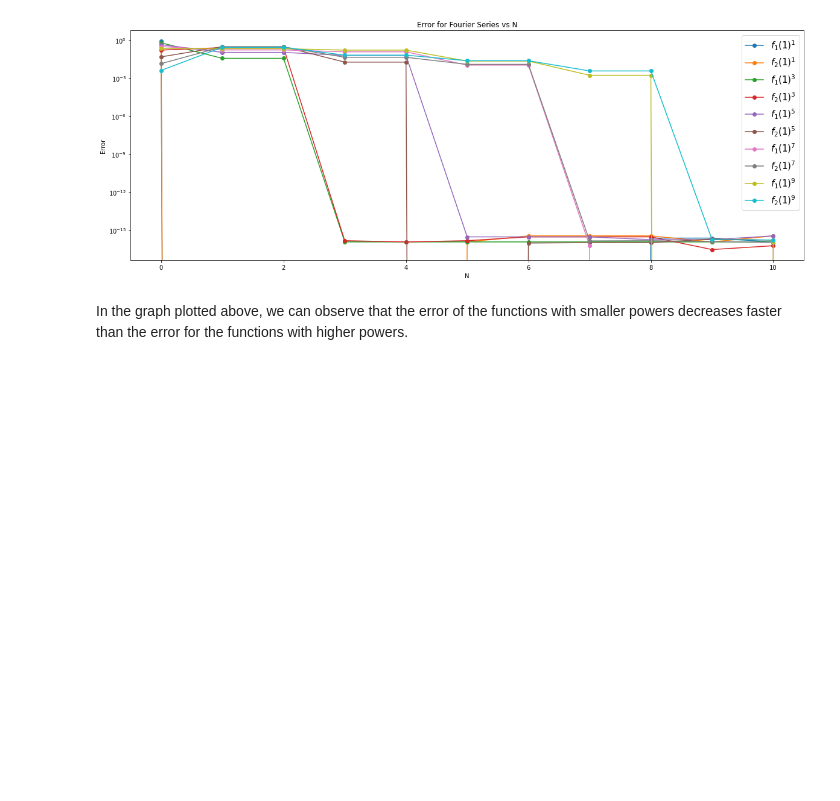
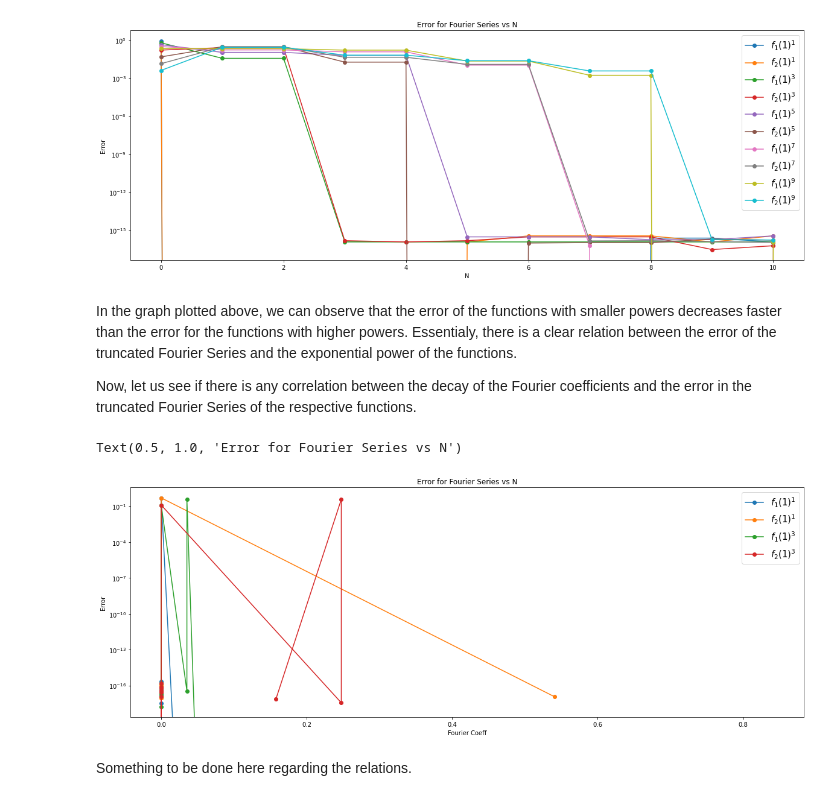
Before and after one commit to vrushank-agrawal/MAA106, a Jupyter notebook: MAA106 - project.ipynb, the cells around one changed output. Saved outputs shown, nothing was run; the diff lists cells and outputs as text; code cells hidden in the pictures; blank space fills up the shorter version.

```diff
--- a/MAA106 - project.ipynb
+++ b/MAA106 - project.ipynb
@@ -140,10 +146,10 @@ def Sn_even(f, x, pow = 1):
         partial_sum[i] = partial_sum[i-1] + 2 * a(f, i, pow)[0] * np.cos(i * x)
     return partial_sum / math.pi
 
-partial_sum_f1 = [[],[],[],[],[]]
-partial_sum_f2 = [[],[],[],[],[]]
-err_f1 = [[],[],[],[],[]]
-err_f2 = [[],[],[],[],[]]
+partial_sum_f1 = [[] for i in range(5)]
+partial_sum_f2 = [[] for i in range(5)]
+err_f1 = [[] for i in range(5)]
+err_f2 = [[] for i in range(5)]
 
 for i in range(5):
     partial_sum_f1[i] = Sn_odd(f1, 1, 2*i + 1)
@@ -183,4 +189,21 @@ plt.title('Error for Fourier Series vs N')
 Text(0.5, 1.0, 'Error for Fourier Series vs N')
 [figure]
 # %% [markdown]
-In the graph plotted above, we can observe that the error of the functions with smaller powers decreases faster than the error for the functions with higher powers.
+In the graph plotted above, we can observe that the error of the functions with smaller powers decreases faster than the error for the functions with higher powers. Essentialy, there is a clear relation between the error of the truncated Fourier Series and the exponential power of the functions.
+
+Now, let us see if there is any correlation between the decay of the Fourier coefficients and the error in the truncated Fourier Series of the respective functions.
+# %%
+plt.figure(figsize=(20, 7))
+for i in range(2):
+    plt.plot( err_f1[i], coeff_odd[i], marker='o', label= f'$f_1(1)^{2*i + 1}$')
+    plt.plot( err_f2[i], coeff_even[i], marker='o', label= f'$f_2(1)^{2*i + 1}$')
+plt.xlabel('Fourier Coeff')
+plt.ylabel('Error')
+plt.yscale('log')
+plt.legend(fontsize=15, loc='upper right')
+plt.title('Error for Fourier Series vs N')
+# %% [output]
+Text(0.5, 1.0, 'Error for Fourier Series vs N')
+[figure, added]
+# %% [markdown]
+Something to be done here regarding the relations.
```
Also changed, not shown: parts of 2 cells of this notebook.
